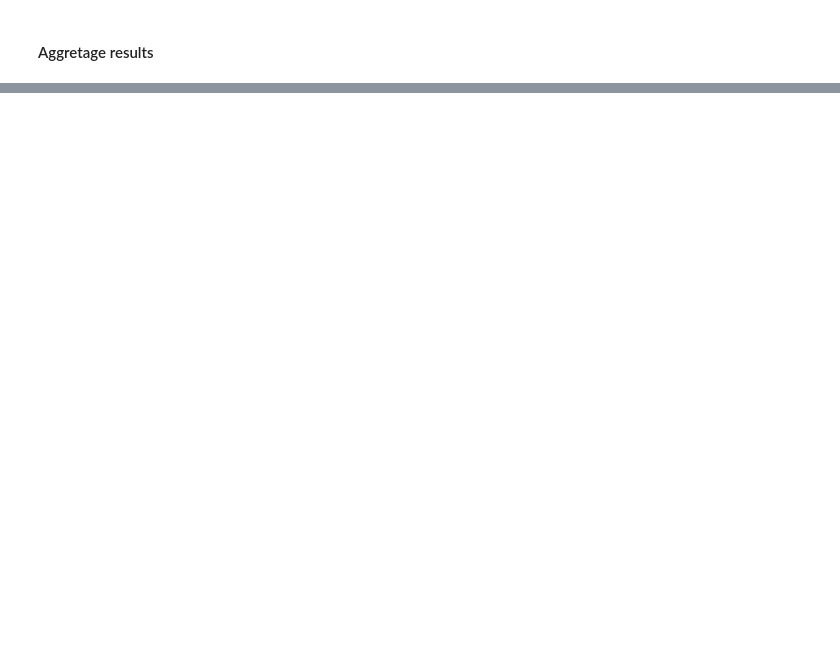
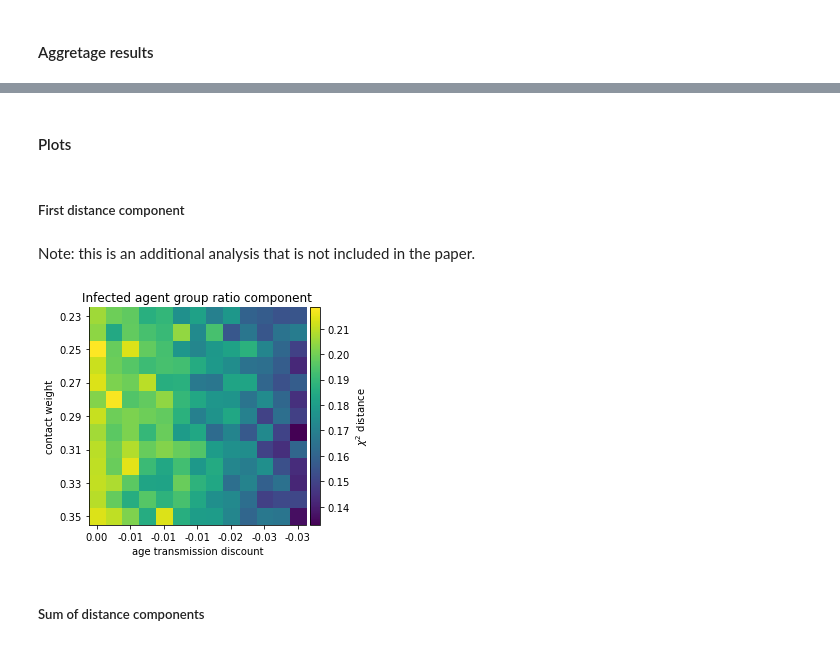
Before and after one commit to JanaLasser/school_SEIRX, a Jupyter notebook: code/calibration/calibration.ipynb, the cells around one changed output, grey strips where cells are left out. Drawn from its saved outputs; the diff is of its cells as text; code cells hidden in the pictures; blank space fills up the shorter version.

```diff
--- a/code/calibration/calibration.ipynb
+++ b/code/calibration/calibration.ipynb
@@ -409,9 +409,9 @@ for i, ep in enumerate(screening_params):
 # %%
 # calculate the various distribution distances between the simulated and
 # observed outbreak size distributions
-src = '../../data/calibration/simulation_results/ensembles_veryfine_infected'
+src = '../../data/calibration/simulation_results/ensembles_fine_ensemble_distributions'
 
-results_veryfine = pd.DataFrame()
+results_fine = pd.DataFrame()
 for i, ep in enumerate(screening_params):
     _, school_type, icw, fcw, atd = ep
     if i % 100 == 0:
@@ -424,7 +424,7 @@ for i, ep in enumerate(screening_params):
     row = cf.calculate_distances(ensemble_results, school_type, icw, fcw, atd,
                        outbreak_sizes, group_distributions)
 
-    results_veryfine = results_veryfine.append(row, ignore_index=True)
+    results_fine = results_fine.append(row, ignore_index=True)
 # %% [output]
 0/1014
 100/1014
@@ -1064,0 +527,49 @@ min: (0.2850, 0.0000, 0.0342)
+# %%
+# extract only the error component that is caused by the ratio of infected
+# students and teacher
+img_first_component = np.zeros((len(contact_weights_fine),
+                len(age_transmission_discounts_fine)))
+for i, cw in enumerate(contact_weights_fine):
+    for j, atd in enumerate(age_transmission_discounts_fine):
+        cw = round(cw, 2)
+        atd = round(atd, 4)
+        try:
+            img_first_component[i, j] = agg_results_fine\
+                .loc[cw, atd]['sum_of_squares_distro']
+        except KeyError:
+            print(atd)
+            img_first_component[i, j] = np.nan
+# %% [markdown]
+#### Plots
+# %% [markdown]
+##### First distance component
+# %% [markdown]
+Note: this is an additional analysis that is not included in the paper.
+# %%
+fig, ax = plt.subplots(figsize=(6, 4))
+
+im = ax.imshow(img_first_component)
+ax.set_yticks(range(len(contact_weights_fine))[::2])
+ax.set_yticklabels(['{:1.2f}'.format(cw) for \
+                    cw in contact_weights_fine[::2]])
+ax.set_xticks(range(len(age_transmission_discounts_fine))[::2])
+ax.set_xticklabels(['{:1.2f}'.format(atd) for \
+                    atd in age_transmission_discounts_fine[::2]])
+
+divider = make_axes_locatable(ax)
+cax = divider.append_axes('right', size='5%', pad=0.05)
+cbar = fig.colorbar(im, cax=cax, orientation='vertical')
+cbar.set_label('$\chi^2$ distance')
+
+ax.spines['right'].set_visible(False)
+ax.spines['top'].set_visible(False)
+
+ax.set_ylabel('contact weight')
+ax.set_xlabel('age transmission discount')
+ax.set_title('Infected agent group ratio component')
+
+plt.savefig('../../data/plots/calibration/first_component.pdf')
+# %% [output]
+[figure, added]
+# %% [markdown]
+##### Sum of distance components
```
Also changed, not shown: parts of 86 cells of this notebook.
